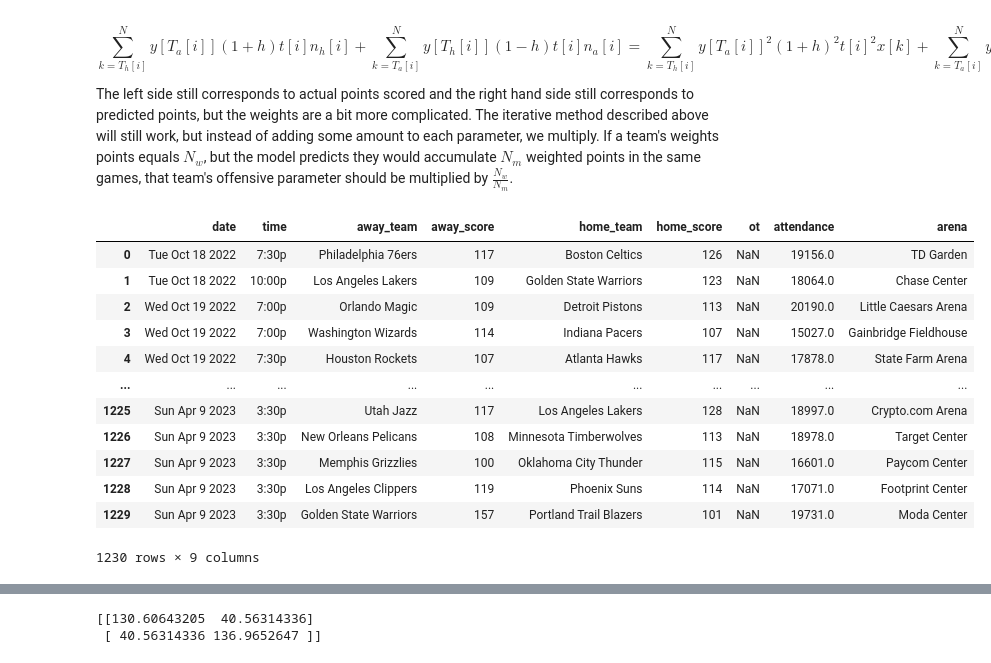
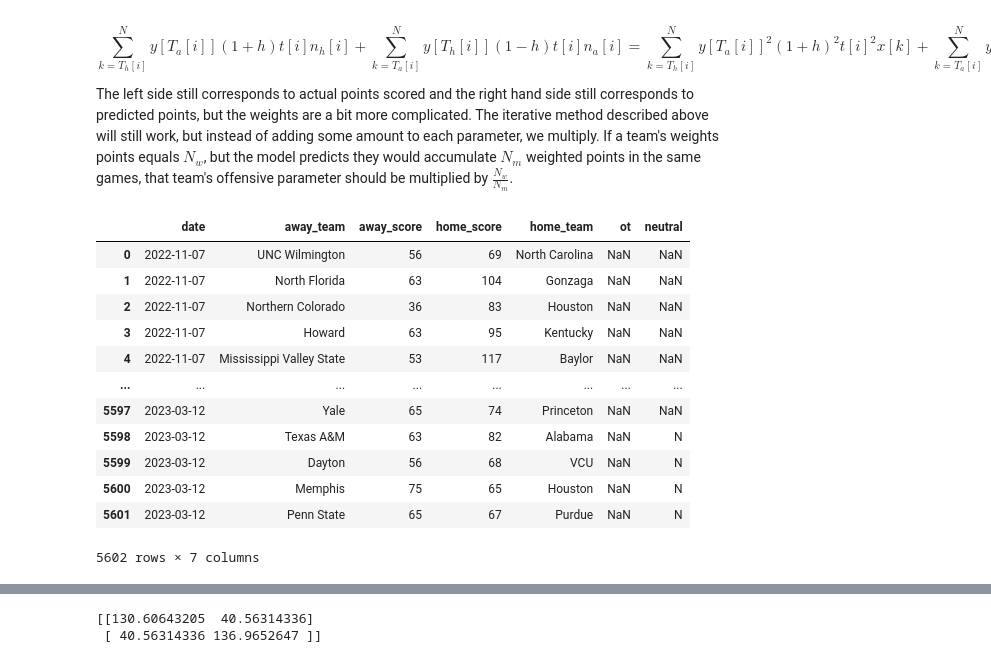
Before and after one commit to daviderics/Basketball-Model, a Jupyter notebook: bball_modeler.ipynb, the cells around one changed output, grey strips where cells are left out. Cells and saved outputs as stored; diff of their text form; code cells hidden in the pictures.

```diff
--- a/bball_modeler.ipynb
+++ b/bball_modeler.ipynb
@@ -101,20 +101,21 @@ import matplotlib.pyplot as plt
 import pandas as pd
 %matplotlib inline
 # %%
-games = pd.read_excel('games.xlsx')
+games = pd.read_excel('NCAA2223.xlsx')
+#games = pd.read_excel('games.xlsx')
 games
 # %% [output]
-|  | date | time | away_team | away_score | home_team | home_score | ot | attendance | arena |
-| 0 | Tue Oct 18 2022 | 7:30p | Philadelphia 76ers | 117 | Boston Celtics | 126 | NaN | 19156.0 | TD Garden |
-| 1 | Tue Oct 18 2022 | 10:00p | Los Angeles Lakers | 109 | Golden State Warriors | 123 | NaN | 18064.0 | Chase Center |
-| 2 | Wed Oct 19 2022 | 7:00p | Orlando Magic | 109 | Detroit Pistons | 113 | NaN | 20190.0 | Little Caesars Arena |
-| 3 | Wed Oct 19 2022 | 7:00p | Washington Wizards | 114 | Indiana Pacers | 107 | NaN | 15027.0 | Gainbridge Fieldhouse |
-| 4 | Wed Oct 19 2022 | 7:30p | Houston Rockets | 107 | Atlanta Hawks | 117 | NaN | 17878.0 | State Farm Arena |
-| ... | ... | ... | ... | ... | ... | ... | ... | ... | ... |
-| 1225 | Sun Apr 9 2023 | 3:30p | Utah Jazz | 117 | Los Angeles Lakers | 128 | NaN | 18997.0 | Crypto.com Arena |
-| 1226 | Sun Apr 9 2023 | 3:30p | New Orleans Pelicans | 108 | Minnesota Timberwolves | 113 | NaN | 18978.0 | Target Center |
-| 1227 | Sun Apr 9 2023 | 3:30p | Memphis Grizzlies | 100 | Oklahoma City Thunder | 115 | NaN | 16601.0 | Paycom Center |
-| 1228 | Sun Apr 9 2023 | 3:30p | Los Angeles Clippers | 119 | Phoenix Suns | 114 | NaN | 17071.0 | Footprint Center |
-| 1229 | Sun Apr 9 2023 | 3:30p | Golden State Warriors | 157 | Portland Trail Blazers | 101 | NaN | 19731.0 | Moda Center |
+|  | date | away_team | away_score | home_score | home_team | ot | neutral |
+| 0 | 2022-11-07 | UNC Wilmington | 56 | 69 | North Carolina | NaN | NaN |
+| 1 | 2022-11-07 | North Florida | 63 | 104 | Gonzaga | NaN | NaN |
+| 2 | 2022-11-07 | Northern Colorado | 36 | 83 | Houston | NaN | NaN |
+| 3 | 2022-11-07 | Howard | 63 | 95 | Kentucky | NaN | NaN |
+| 4 | 2022-11-07 | Mississippi Valley State | 53 | 117 | Baylor | NaN | NaN |
+| ... | ... | ... | ... | ... | ... | ... | ... |
+| 5597 | 2023-03-12 | Yale | 65 | 74 | Princeton | NaN | NaN |
+| 5598 | 2023-03-12 | Texas A&M | 63 | 82 | Alabama | NaN | N |
+| 5599 | 2023-03-12 | Dayton | 56 | 68 | VCU | NaN | N |
+| 5600 | 2023-03-12 | Memphis | 75 | 65 | Houston | NaN | N |
+| 5601 | 2023-03-12 | Penn State | 65 | 67 | Purdue | NaN | N |
-1230 rows × 9 columns
+5602 rows × 7 columns
 # %%
```
Also changed, not shown: parts of 14 cells of this notebook.
